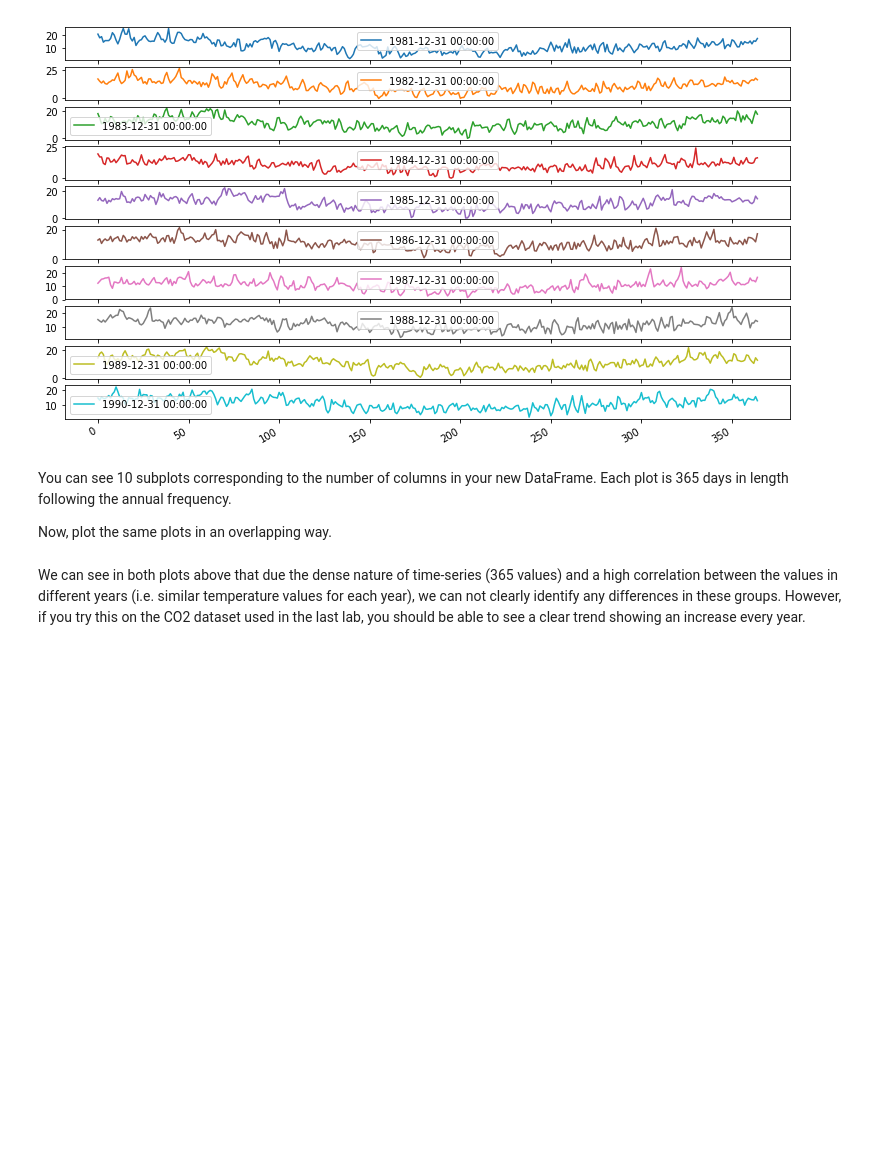
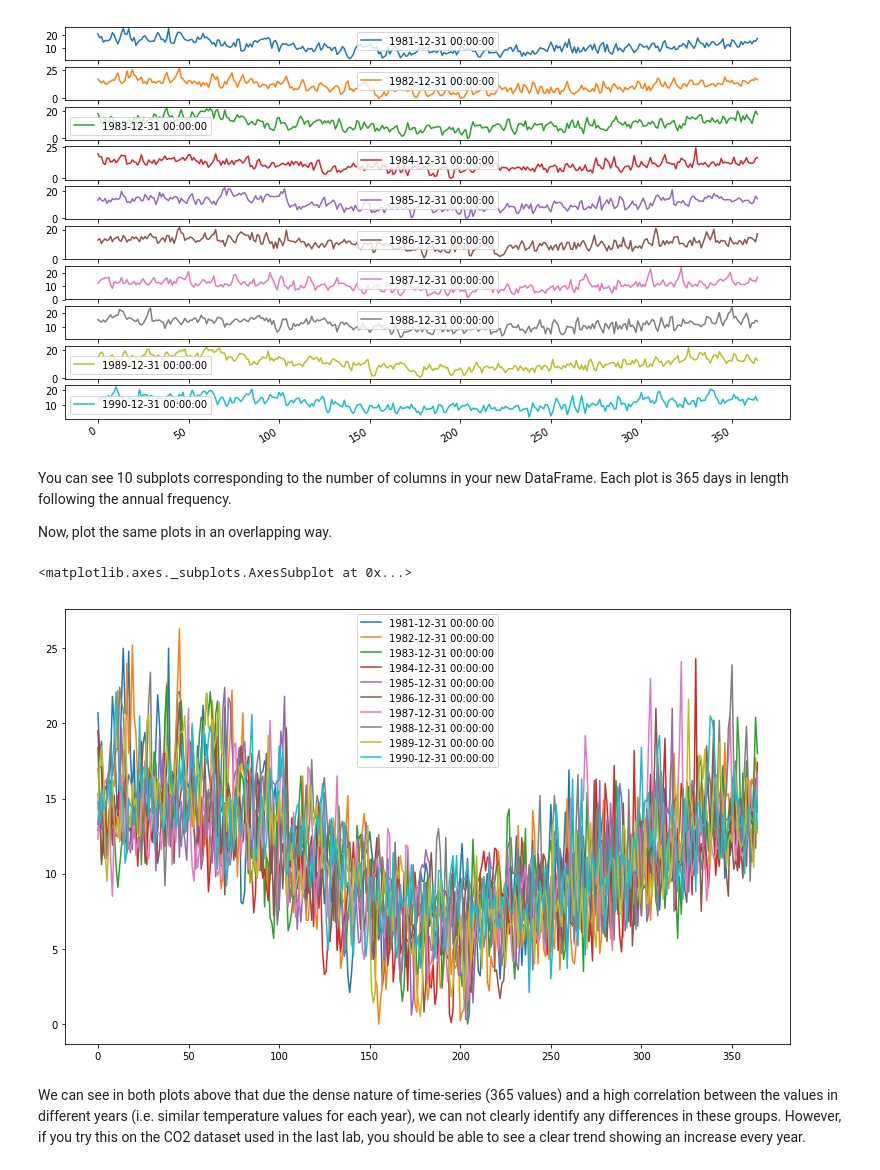
Before and after one commit to npschafer/dsc-visualizing-time-series-data-lab-houston-ds-042219, a Jupyter notebook: index.ipynb, the cells around one changed output. Cells and saved outputs as stored; diff of their text form; code cells hidden in the pictures; blank space fills up the shorter version.

```diff
--- a/index.ipynb
+++ b/index.ipynb
@@ -130,6 +130,10 @@ You can see 10 subplots corresponding to the number of columns in your new DataF
 Now, plot the same plots in an overlapping way.
 # %%
 # Plot overlapping yearly groups
+year_df.plot(figsize = (13,8), subplots=False, legend=True)
+# %% [output]
+<matplotlib.axes._subplots.AxesSubplot at 0x...>
+[figure, added]
 # %% [markdown]
 We can see in both plots above that due the dense nature of time-series (365 values) and a high correlation between the values in different years (i.e. similar temperature values for each year), we can not clearly identify any differences in these groups. However, if you try this on the CO2 dataset used in the last lab, you should be able to see a clear trend showing an increase every year.
 # %% [markdown]
```
